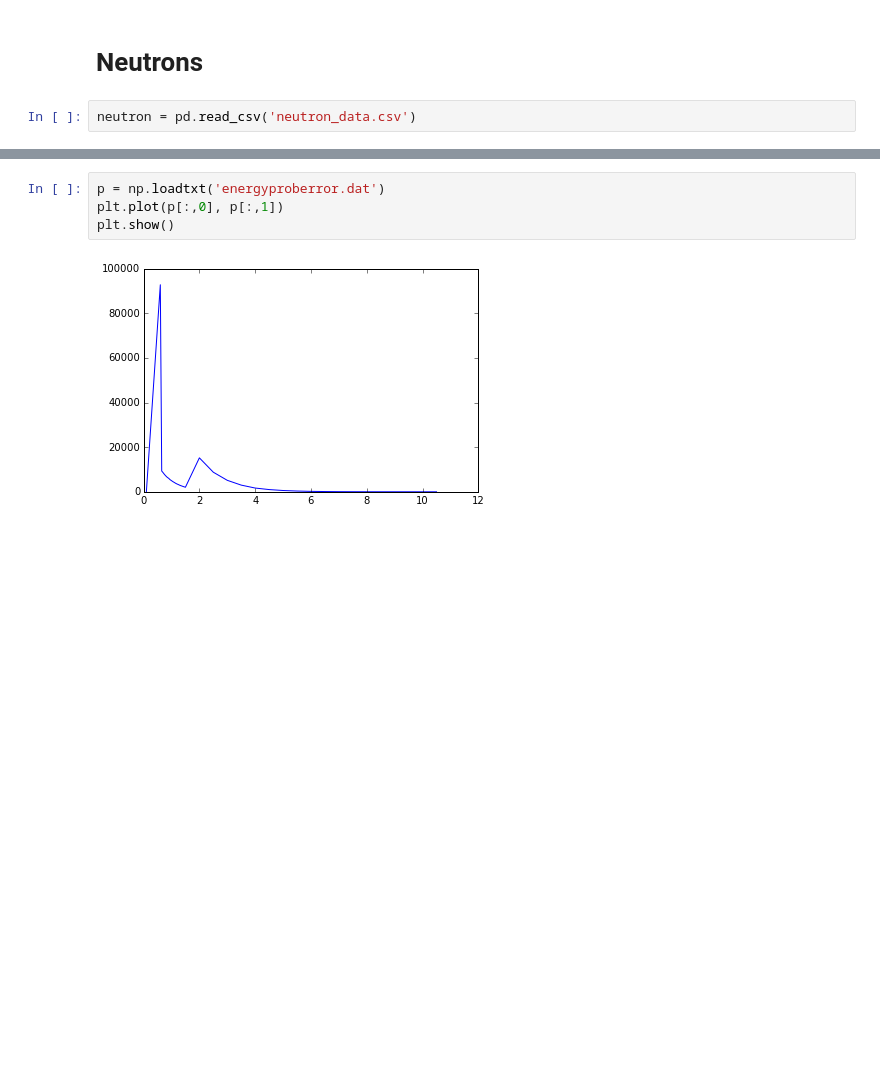
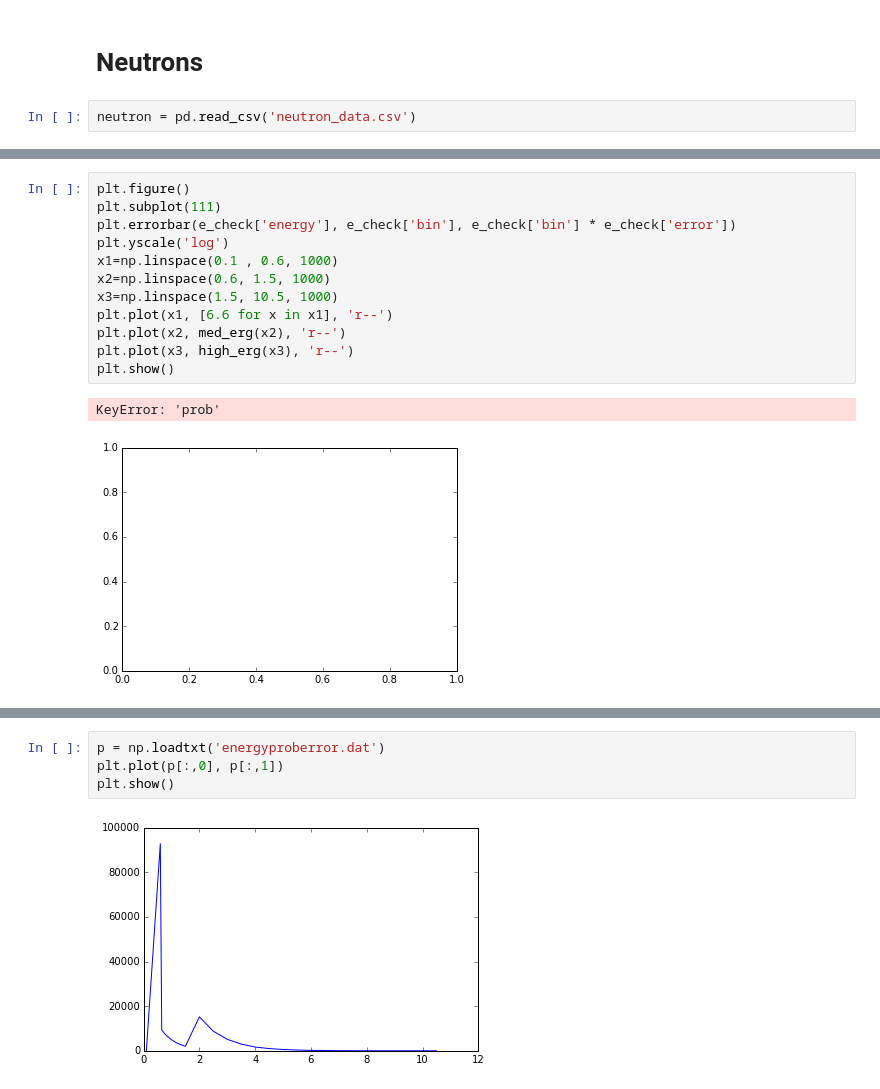
Before and after one commit to piovere/nucnotes, a Jupyter notebook: ne532/Project1/scratch.ipynb, the cells around one changed output, grey strips where cells are left out. Saved outputs shown, nothing was run; the diff lists cells and outputs as text; blank space fills up the shorter version.

```diff
--- a/ne532/Project1/scratch.ipynb
+++ b/ne532/Project1/scratch.ipynb
@@ -190 +149,16 @@ Name: prob, dtype: float64
+# %%
+plt.figure()
+plt.subplot(111)
+plt.errorbar(e_check['energy'], e_check['bin'], e_check['bin'] * e_check['error'])
+plt.yscale('log')
+x1=np.linspace(0.1 , 0.6, 1000)
+x2=np.linspace(0.6, 1.5, 1000)
+x3=np.linspace(1.5, 10.5, 1000)
+plt.plot(x1, [6.6 for x in x1], 'r--')
+plt.plot(x2, med_erg(x2), 'r--')
+plt.plot(x3, high_erg(x3), 'r--')
+plt.show()
+# %% [output]
+KeyError: 'prob'
+[figure, added]
 # %%
```
Also changed, not shown: parts of 15 cells of this notebook, 3 other files.
